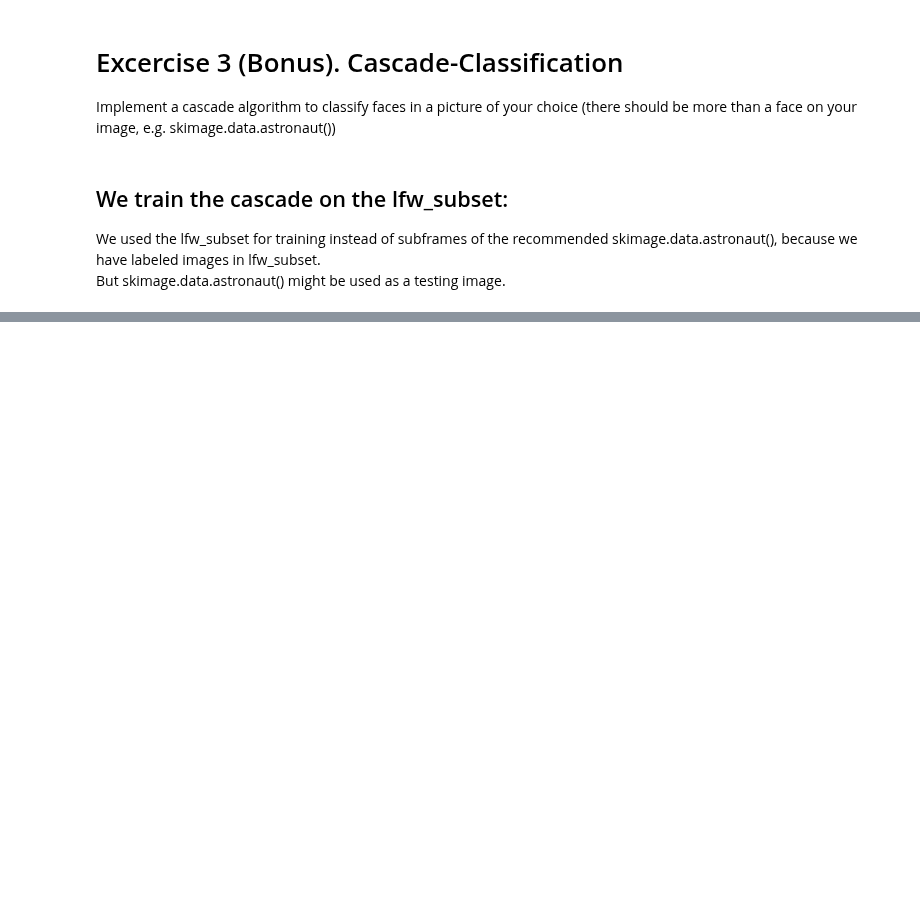
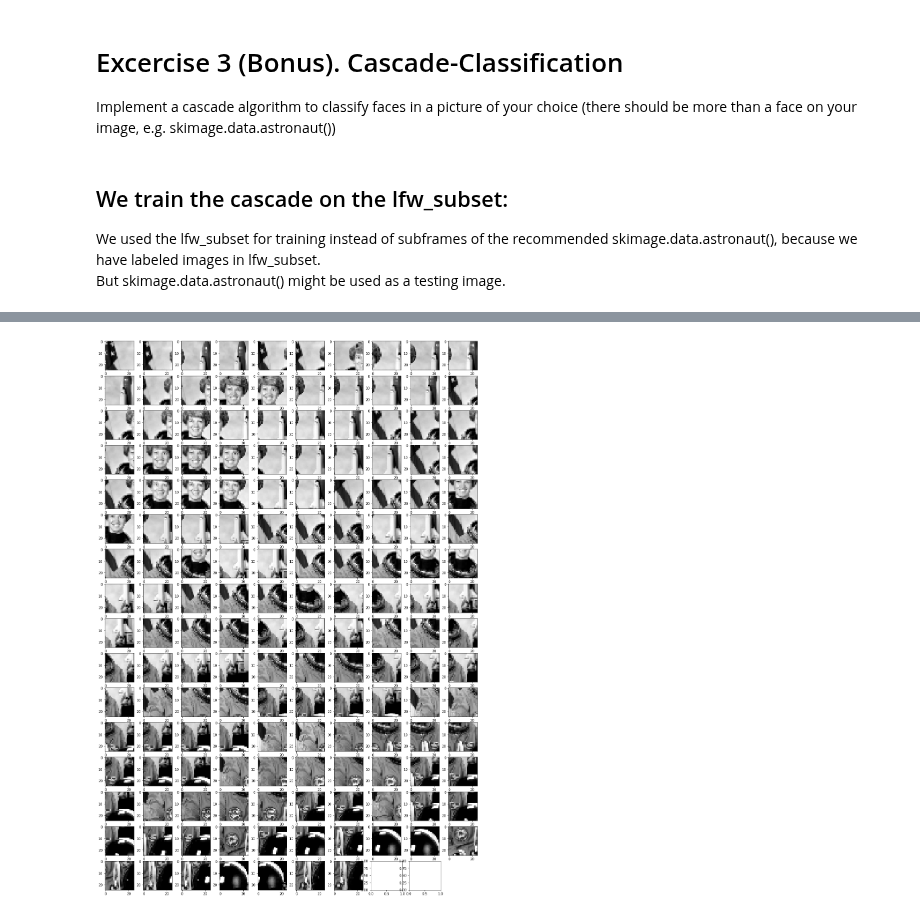
Before and after one commit to pwl482/patrec_2020, a Jupyter notebook: Assignment_7/Ada_Boost_und_Viola_Jones.ipynb, the cells around one changed output, grey strips where cells are left out. Saved outputs shown, nothing was run; the diff lists cells and outputs as text; code cells hidden in the pictures; blank space fills up the shorter version.

```diff
--- a/Assignment_7/Ada_Boost_und_Viola_Jones.ipynb
+++ b/Assignment_7/Ada_Boost_und_Viola_Jones.ipynb
@@ -1124,0 +1151,9 @@ calculate_accuracy(y_test_face, y_pred_cascade, np.unique(y_test_face)[::-1])
+# %%
+num_samples = len(np.where(y_pred_cascade)[0])
+fig, axs = plt.subplots(num_samples // 10 +1, 10, figsize=(20,2 * (num_samples//10)))
+for i, x in enumerate(astronaut_set[np.where(y_pred_cascade)][:num_samples]):
+    axs[i//10, i%10].imshow(x, cmap=plt.cm.gray)
+plt.axis('off')
+plt.show()
+# %% [output]
+[figure, added]
```
Also changed, not shown: parts of 19 cells of this notebook.
